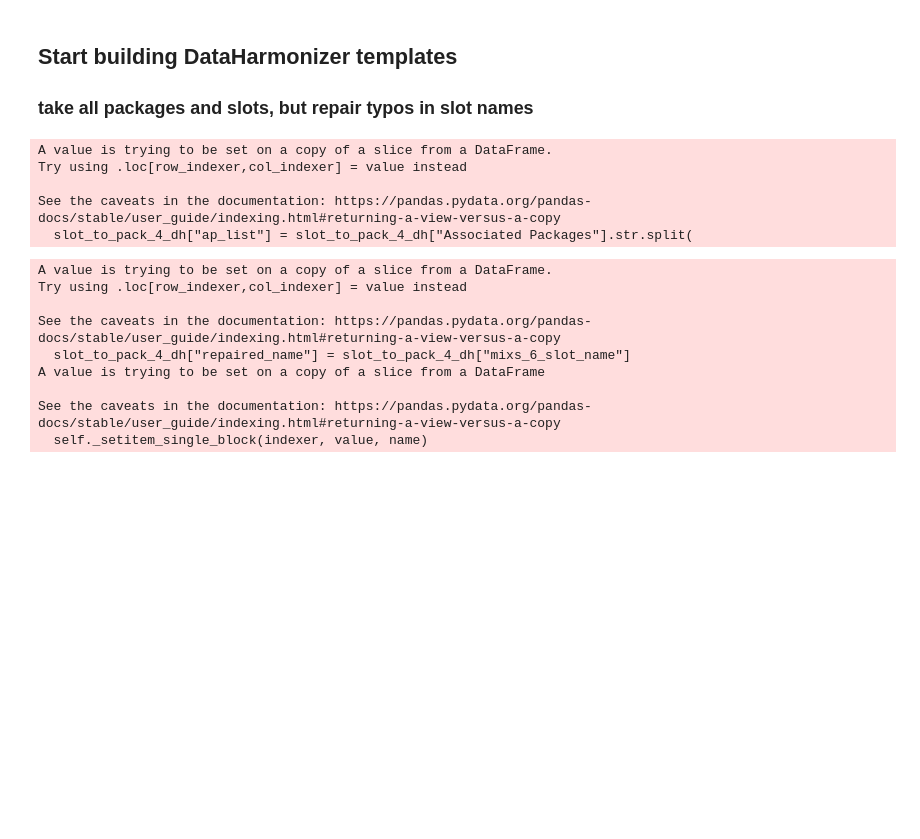
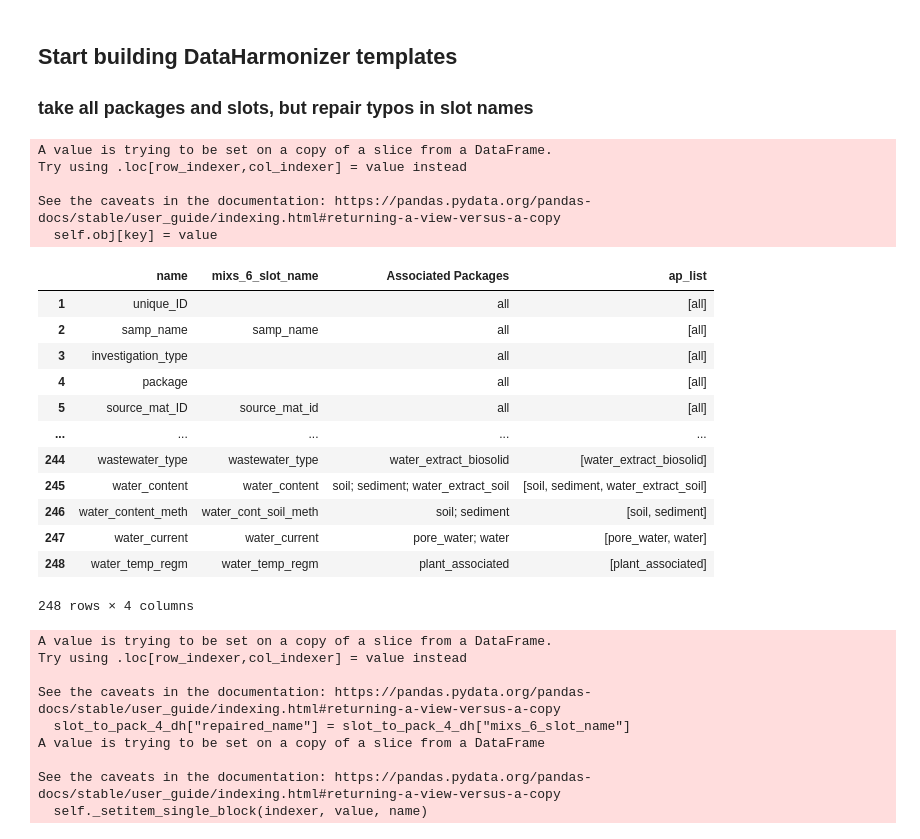
Before and after one commit to microbiomedata/nmdc-metadata, a Jupyter notebook: notebooks/Index-of-Terms.ipynb, the cells around one changed output. Saved outputs shown, nothing was run; the diff lists cells and outputs as text; code cells hidden in the pictures; blank space fills up the shorter version.

```diff
--- a/notebooks/Index-of-Terms.ipynb
+++ b/notebooks/Index-of-Terms.ipynb
@@ -475,15 +548,30 @@ origin_frame
 # %%
 slot_to_pack_4_dh = iot_glossary[["name", "mixs_6_slot_name", "Associated Packages"]]
 # %%
-slot_to_pack_4_dh["ap_list"] = slot_to_pack_4_dh["Associated Packages"].str.split(
-    " *; *", expand=False
-)
+temp = slot_to_pack_4_dh["Associated Packages"].str.split(" *; *", expand=False).copy()
+slot_to_pack_4_dh.loc[:, "ap_list"] = temp
 # %% [output]
 A value is trying to be set on a copy of a slice from a DataFrame.
 Try using .loc[row_indexer,col_indexer] = value instead
 
 See the caveats in the documentation: https://pandas.pydata.org/pandas-docs/stable/user_guide/indexing.html#returning-a-view-versus-a-copy
-  slot_to_pack_4_dh["ap_list"] = slot_to_pack_4_dh["Associated Packages"].str.split(
+  self.obj[key] = value
+# %%
+slot_to_pack_4_dh
+# %% [output]
+|  | name | mixs_6_slot_name | Associated Packages | ap_list |
+| 1 | unique_ID |  | all | [all] |
+| 2 | samp_name | samp_name | all | [all] |
+| 3 | investigation_type |  | all | [all] |
+| 4 | package |  | all | [all] |
+| 5 | source_mat_ID | source_mat_id | all | [all] |
+| ... | ... | ... | ... | ... |
+| 244 | wastewater_type | wastewater_type | water_extract_biosolid | [water_extract_biosolid] |
+| 245 | water_content | water_content | soil; sediment; water_extract_soil | [soil, sediment, water_extract_soil] |
+| 246 | water_content_meth | water_cont_soil_meth | soil; sediment | [soil, sediment] |
+| 247 | water_current | water_current | pore_water; water | [pore_water, water] |
+| 248 | water_temp_regm | water_temp_regm | plant_associated | [plant_associated] |
+248 rows × 4 columns
 # %%
 iot_packages = list(slot_to_pack_4_dh["ap_list"])
 iot_packages = [i for i in iot_packages if i]
```
Also changed, not shown: parts of 33 cells of this notebook, 3 other files.
